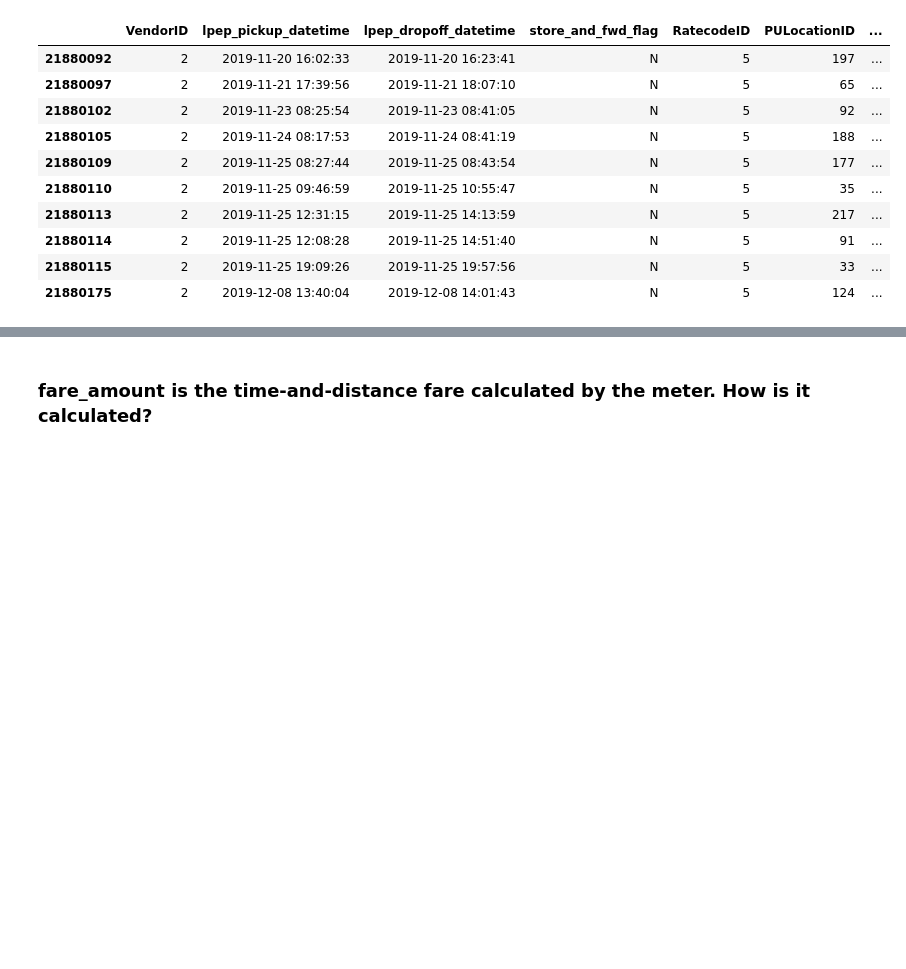
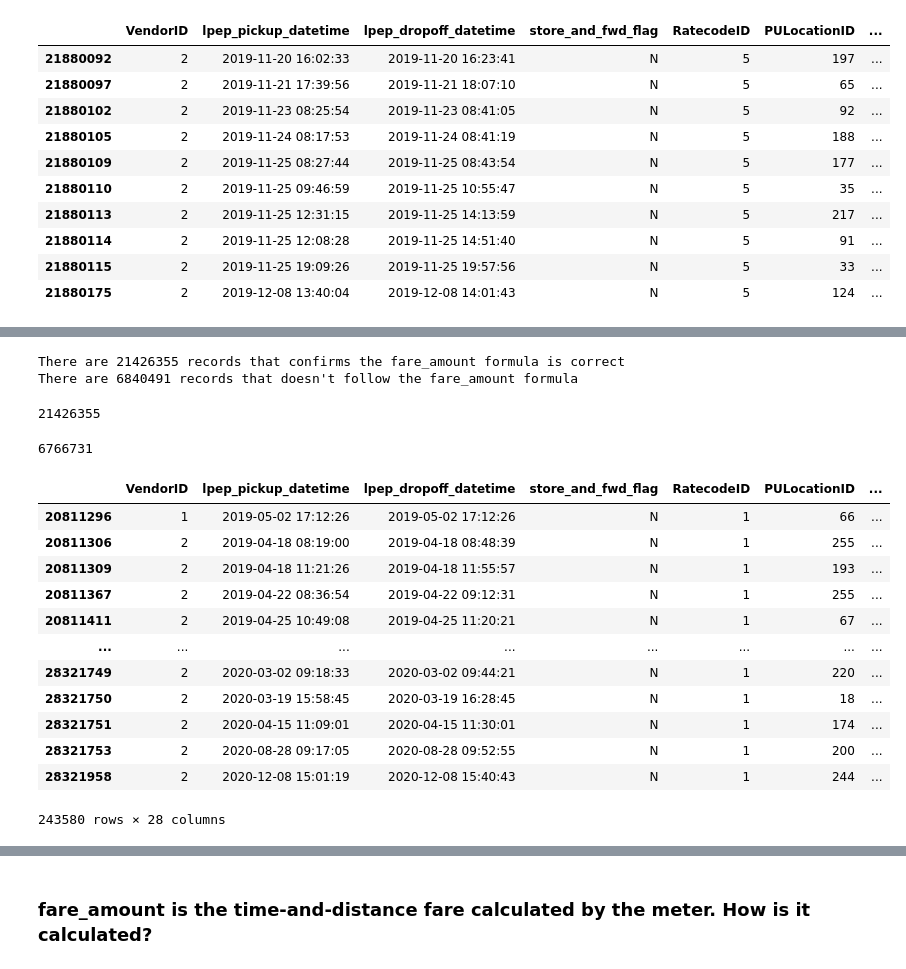
Before and after one commit to rayeess/NYC-Taxi-Trips, a Jupyter notebook: Data Cleaning.ipynb, the cells around one changed output, grey strips where cells are left out. Cells and saved outputs as stored; diff of their text form; code cells hidden in the pictures; blank space fills up the shorter version.

Commit message:
Cleaning fare_amount

```diff
--- a/Data Cleaning.ipynb
+++ b/Data Cleaning.ipynb
@@ -650,0 +616,3 @@ taxi_trips.loc[(taxi_trips['fare_amount']<0) & ~(taxi_trips['tip_amount']==0)]
+# %%
+# Reassigning the column with it's absolute value
+taxi_trips['fare_amount'] = taxi_trips['fare_amount'].abs()
@@ -650,0 +643,34 @@ taxi_trips.loc[(taxi_trips['fare_amount']<0) & ~(taxi_trips['tip_amount']==0)]
+# %%
+rows_where_formula_correct = taxi_trips.loc[(taxi_trips['fare_amount'] == taxi_trips['total_amount']-taxi_trips['extra']-taxi_trips['mta_tax']-taxi_trips['tip_amount']-taxi_trips['tolls_amount']-taxi_trips['improvement_surcharge']-taxi_trips['congestion_surcharge']) & (taxi_trips['fare_amount']>0)].shape[0]
+rows_where_formula_incorrect = taxi_trips.loc[~(taxi_trips['fare_amount'] == taxi_trips['total_amount']-taxi_trips['extra']-taxi_trips['mta_tax']-taxi_trips['tip_amount']-taxi_trips['tolls_amount']-taxi_trips['improvement_surcharge']-taxi_trips['congestion_surcharge']) & (taxi_trips['fare_amount']>0)].shape[0]
+
+print('There are {} records that confirms the fare_amount formula is correct'.format(rows_where_formula_correct))
+print('There are {} records that doesn\'t follow the fare_amount formula'.format(rows_where_formula_incorrect))
+# %% [output]
+There are 21426355 records that confirms the fare_amount formula is correct
+There are 6840491 records that doesn't follow the fare_amount formula
+# %%
+taxi_trips.loc[(taxi_trips['fare_amount'] == taxi_trips['total_amount']-taxi_trips['extra']-taxi_trips['mta_tax']-taxi_trips['tip_amount']-taxi_trips['tolls_amount']-taxi_trips['improvement_surcharge']-taxi_trips['congestion_surcharge']) & (taxi_trips['fare_amount']>0) & (taxi_trips['total_amount']>0)].shape[0]
+# %% [output]
+21426355
+# %%
+taxi_trips.loc[~(taxi_trips['fare_amount'] == taxi_trips['total_amount']-taxi_trips['extra']-taxi_trips['mta_tax']-taxi_trips['tip_amount']-taxi_trips['tolls_amount']-taxi_trips['improvement_surcharge']-taxi_trips['congestion_surcharge']) & (taxi_trips['fare_amount']>0) & (taxi_trips['total_amount']>0)].shape[0]
+# %% [output]
+6766731
+# %%
+taxi_trips.loc[~(taxi_trips['total_amount'] == taxi_trips['fare_amount']+taxi_trips['extra']+taxi_trips['mta_tax']+taxi_trips['tip_amount']+taxi_trips['tolls_amount']+taxi_trips['improvement_surcharge']+taxi_trips['congestion_surcharge'])
+               & ~(taxi_trips['congestion_surcharge'].isnull()) & ~(taxi_trips['congestion_surcharge']==0)]
+# %% [output]
+|  | VendorID | lpep_pickup_datetime | lpep_dropoff_datetime | store_and_fwd_flag | RatecodeID | PULocationID | ... |
+| 20811296 | 1 | 2019-05-02 17:12:26 | 2019-05-02 17:12:26 | N | 1 | 66 | ... |
+| 20811306 | 2 | 2019-04-18 08:19:00 | 2019-04-18 08:48:39 | N | 1 | 255 | ... |
+| 20811309 | 2 | 2019-04-18 11:21:26 | 2019-04-18 11:55:57 | N | 1 | 193 | ... |
+| 20811367 | 2 | 2019-04-22 08:36:54 | 2019-04-22 09:12:31 | N | 1 | 255 | ... |
+| 20811411 | 2 | 2019-04-25 10:49:08 | 2019-04-25 11:20:21 | N | 1 | 67 | ... |
+| ... | ... | ... | ... | ... | ... | ... | ... |
+| 28321749 | 2 | 2020-03-02 09:18:33 | 2020-03-02 09:44:21 | N | 1 | 220 | ... |
+| 28321750 | 2 | 2020-03-19 15:58:45 | 2020-03-19 16:28:45 | N | 1 | 18 | ... |
+| 28321751 | 2 | 2020-04-15 11:09:01 | 2020-04-15 11:30:01 | N | 1 | 174 | ... |
+| 28321753 | 2 | 2020-08-28 09:17:05 | 2020-08-28 09:52:55 | N | 1 | 200 | ... |
+| 28321958 | 2 | 2020-12-08 15:01:19 | 2020-12-08 15:40:43 | N | 1 | 244 | ... |
+243580 rows × 28 columns
```
Also changed, not shown: parts of 59 cells of this notebook, 2 other files.
